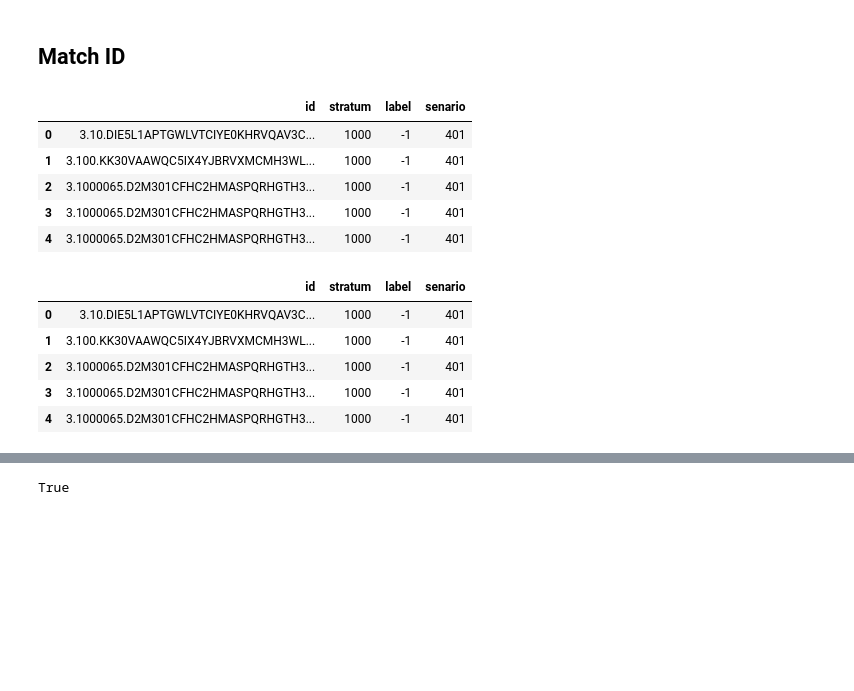
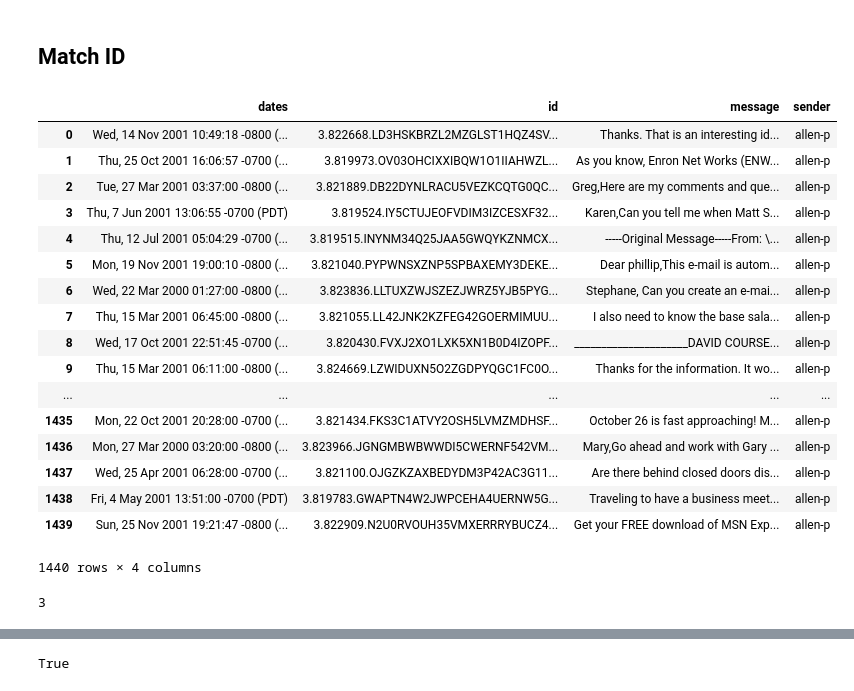
Before and after one commit to xingfanxia/comps_ediscovery, a Jupyter notebook: w2v.ipynb, the cells around one changed output, grey strips where cells are left out. Drawn from its saved outputs; the diff is of its cells as text; code cells hidden in the pictures; blank space fills up the shorter version.

```diff
--- a/w2v.ipynb
+++ b/w2v.ipynb
@@ -96,19 +96,31 @@ contents = pd.DataFrame(
             'message': contents
         }
 )
+# %%
+contents
+# %% [output]
+|  | dates | id | message | sender |
+| 0 | Wed, 14 Nov 2001 10:49:18 -0800 (... | 3.822668.LD3HSKBRZL2MZGLST1HQZ4SV... | Thanks. That is an interesting id... | allen-p |
+| 1 | Thu, 25 Oct 2001 16:06:57 -0700 (... | 3.819973.OV03OHCIXXIBQW1O1IIAHWZL... | As you know, Enron Net Works (ENW... | allen-p |
+| 2 | Tue, 27 Mar 2001 03:37:00 -0800 (... | 3.821889.DB22DYNLRACU5VEZKCQTG0QC... | Greg,Here are my comments and que... | allen-p |
+| 3 | Thu, 7 Jun 2001 13:06:55 -0700 (PDT) | 3.819524.IY5CTUJEOFVDIM3IZCESXF32... | Karen,Can you tell me when Matt S... | allen-p |
+| 4 | Thu, 12 Jul 2001 05:04:29 -0700 (... | 3.819515.INYNM34Q25JAA5GWQYKZNMCX... | -----Original Message-----From: \... | allen-p |
+| 5 | Mon, 19 Nov 2001 19:00:10 -0800 (... | 3.821040.PYPWNSXZNP5SPBAXEMY3DEKE... | Dear phillip,This e-mail is autom... | allen-p |
+| 6 | Wed, 22 Mar 2000 01:27:00 -0800 (... | 3.823836.LLTUXZWJSZEZJWRZ5YJB5PYG... | Stephane, Can you create an e-mai... | allen-p |
+| 7 | Thu, 15 Mar 2001 06:45:00 -0800 (... | 3.821055.LL42JNK2KZFEG42GOERMIMUU... | I also need to know the base sala... | allen-p |
+| 8 | Wed, 17 Oct 2001 22:51:45 -0700 (... | 3.820430.FVXJ2XO1LXK5XN1B0D4IZOPF... | _____________________DAVID COURSE... | allen-p |
+| 9 | Thu, 15 Mar 2001 06:11:00 -0800 (... | 3.824669.LZWIDUXN5O2ZGDPYQGC1FC0O... | Thanks for the information. It wo... | allen-p |
+| ... | ... | ... | ... | ... |
+| 1435 | Mon, 22 Oct 2001 20:28:00 -0700 (... | 3.821434.FKS3C1ATVY2OSH5LVMZMDHSF... | October 26 is fast approaching! M... | allen-p |
+| 1436 | Mon, 27 Mar 2000 03:20:00 -0800 (... | 3.823966.JGNGMBWBWWDI5CWERNF542VM... | Mary,Go ahead and work with Gary ... | allen-p |
+| 1437 | Wed, 25 Apr 2001 06:28:00 -0700 (... | 3.821100.OJGZKZAXBEDYDM3P42AC3G11... | Are there behind closed doors dis... | allen-p |
+| 1438 | Fri, 4 May 2001 13:51:00 -0700 (PDT) | 3.819783.GWAPTN4W2JWPCEHA4UERNW5G... | Traveling to have a business meet... | allen-p |
+| 1439 | Sun, 25 Nov 2001 19:21:47 -0800 (... | 3.822909.N2U0RVOUH35VMXERRRYBUCZ4... | Get your FREE download of MSN Exp... | allen-p |
+1440 rows × 4 columns
 # %%
 contents.to_csv('parsed_id_message_date_sender.csv')
 # %%
 ids = pd.read_csv('data/qrels.txt', sep=r'\s', header=None, names=['id', 'stratum', 'label'])
-# %%
-ids.head()
-# %% [output]
-|  | id | stratum | label | senario |
-| 0 | 3.10.DIE5L1APTGWLVTCIYE0KHRVQAV3C... | 1000 | -1 | 401 |
-| 1 | 3.100.KK30VAAWQC5IX4YJBRVXMCMH3WL... | 1000 | -1 | 401 |
-| 2 | 3.1000065.D2M301CFHC2HMASPQRHGTH3... | 1000 | -1 | 401 |
-| 3 | 3.1000065.D2M301CFHC2HMASPQRHGTH3... | 1000 | -1 | 401 |
-| 4 | 3.1000065.D2M301CFHC2HMASPQRHGTH3... | 1000 | -1 | 401 |
 # %%
 def extract_senario(string):
     return string[:3]
@@ -119,12 +131,7 @@ def clean_id(string):
 ids['senario'] = ids.id.apply(extract_senario)
 # %%
 ids['id'] = ids.id.apply(clean_id)
-# %%
-ids.head()
-# %% [output]
-|  | id | stratum | label | senario |
-| 0 | 3.10.DIE5L1APTGWLVTCIYE0KHRVQAV3C... | 1000 | -1 | 401 |
-| 1 | 3.100.KK30VAAWQC5IX4YJBRVXMCMH3WL... | 1000 | -1 | 401 |
-| 2 | 3.1000065.D2M301CFHC2HMASPQRHGTH3... | 1000 | -1 | 401 |
-| 3 | 3.1000065.D2M301CFHC2HMASPQRHGTH3... | 1000 | -1 | 401 |
-| 4 | 3.1000065.D2M301CFHC2HMASPQRHGTH3... | 1000 | -1 | 401 |
+# %%
+'3.1000065.D2M301CFHC2HMASPQRHGTH3GT0JNYH3GA.6'.count('.')
+# %% [output]
+3
```
Also changed, not shown: parts of 8 cells of this notebook.
